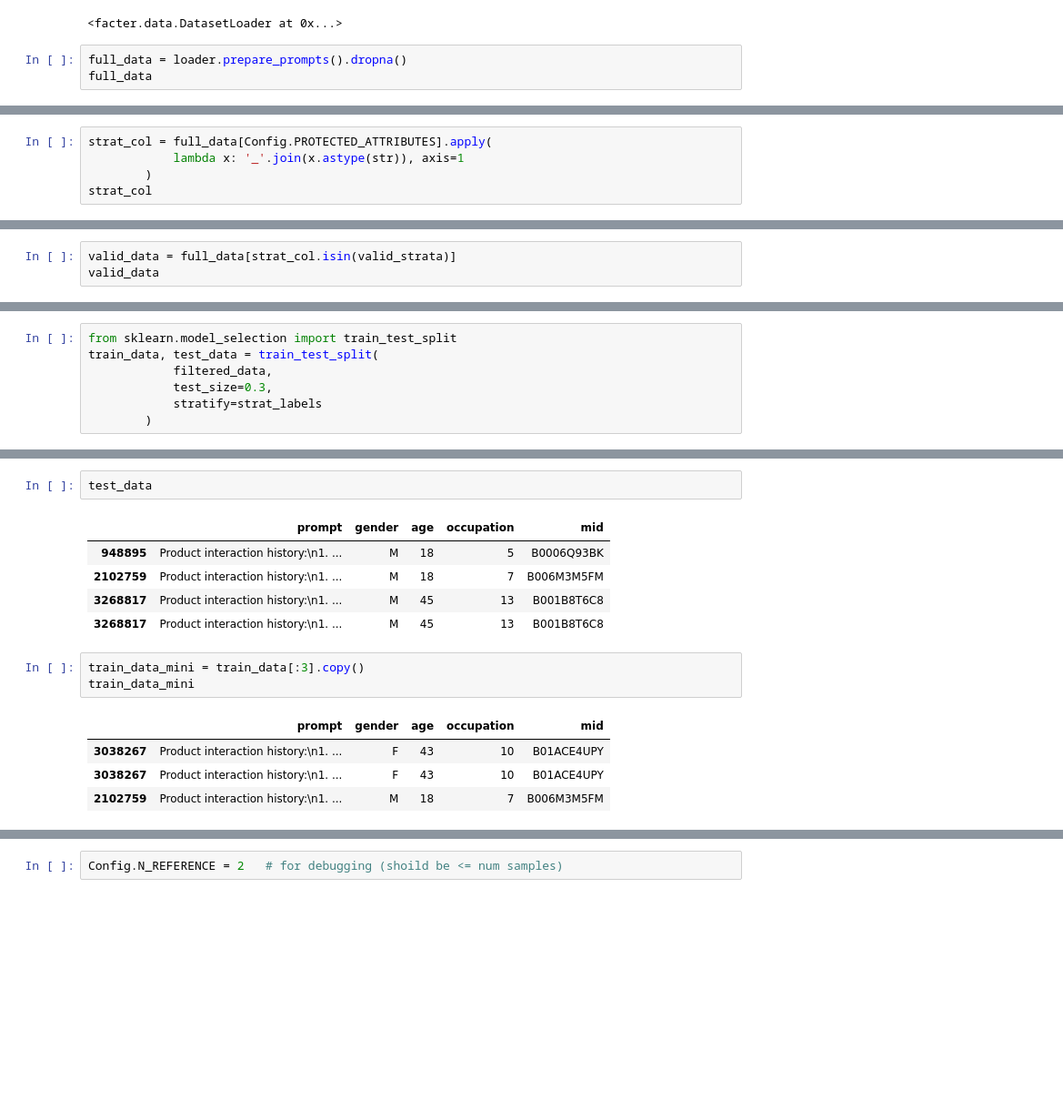
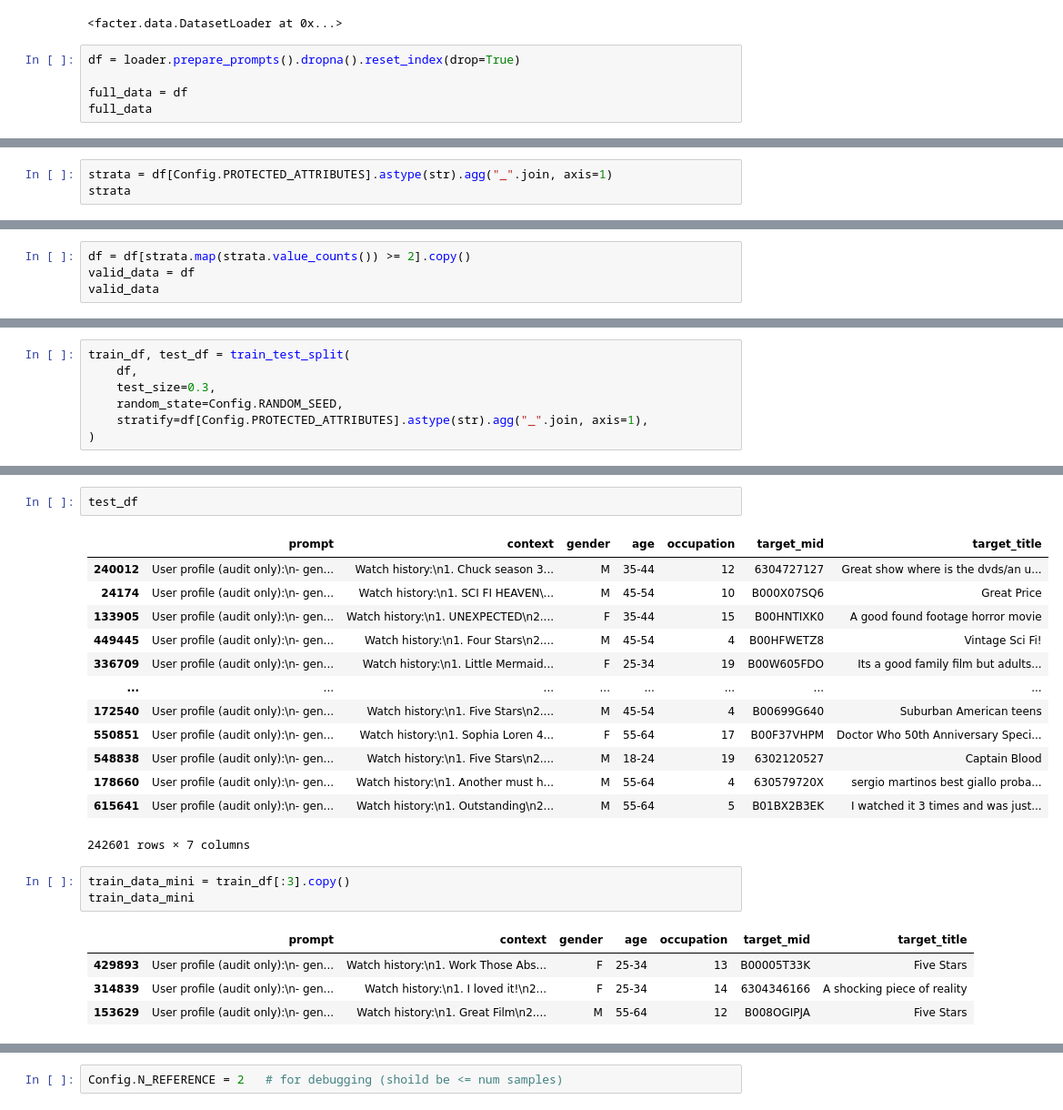
Before and after one commit to vrg-brigitta/reproducibility_facter, a Jupyter notebook: pilot_run_2_original_llama3_amazon_ml-1m.ipynb, the cells around one changed output, grey strips where cells are left out. Shown at 91% size. Cells and saved outputs as stored; diff of their text form; blank space fills up the shorter version.

```diff
--- a/pilot_run_2_original_llama3_amazon_ml-1m.ipynb
+++ b/pilot_run_2_original_llama3_amazon_ml-1m.ipynb
@@ -124,6 +118,8 @@ loader
 # %% [output]
 <facter.data.DatasetLoader at 0x...>
 # %%
-full_data = loader.prepare_prompts().dropna()
+df = loader.prepare_prompts().dropna().reset_index(drop=True)
+
+full_data = df
 full_data
 # %% [output]
@@ -143,6 +139,4 @@ full_data
 # %%
-strat_col = full_data[Config.PROTECTED_ATTRIBUTES].apply(
-            lambda x: '_'.join(x.astype(str)), axis=1
-        )
-strat_col
+strata = df[Config.PROTECTED_ATTRIBUTES].astype(str).agg("_".join, axis=1)
+strata
 # %% [output]
@@ -171,4 +158,5 @@ Index(['M_49_17', 'M_24_18', 'F_58_5', 'M_29_7', 'F_33_7', 'F_21_9', 'M_48_2',
 # %%
-valid_data = full_data[strat_col.isin(valid_strata)]
+df = df[strata.map(strata.value_counts()) >= 2].copy()
+valid_data = df
 valid_data
 # %% [output]
@@ -326,8 +222,8 @@ strat_labels
 # %%
-from sklearn.model_selection import train_test_split
-train_data, test_data = train_test_split(
-            filtered_data,
-            test_size=0.3,
-            stratify=strat_labels
-        )
+train_df, test_df = train_test_split(
+    df,
+    test_size=0.3,
+    random_state=Config.RANDOM_SEED,
+    stratify=df[Config.PROTECTED_ATTRIBUTES].astype(str).agg("_".join, axis=1),
+)
 # %%
@@ -345,17 +245,25 @@ train_data
 # %%
-test_data
+test_df
 # %% [output]
-|  | prompt | gender | age | occupation | mid |
-| 948895 | Product interaction history:\n1. ... | M | 18 | 5 | B0006Q93BK |
-| 2102759 | Product interaction history:\n1. ... | M | 18 | 7 | B006M3M5FM |
-| 3268817 | Product interaction history:\n1. ... | M | 45 | 13 | B001B8T6C8 |
-| 3268817 | Product interaction history:\n1. ... | M | 45 | 13 | B001B8T6C8 |
+|  | prompt | context | gender | age | occupation | target_mid | target_title |
+| 240012 | User profile (audit only):\n- gen... | Watch history:\n1. Chuck season 3... | M | 35-44 | 12 | 6304727127 | Great show where is the dvds/an u... |
+| 24174 | User profile (audit only):\n- gen... | Watch history:\n1. SCI FI HEAVEN\... | M | 45-54 | 10 | B000X07SQ6 | Great Price |
+| 133905 | User profile (audit only):\n- gen... | Watch history:\n1. UNEXPECTED\n2.... | F | 35-44 | 15 | B00HNTIXK0 | A good found footage horror movie |
+| 449445 | User profile (audit only):\n- gen... | Watch history:\n1. Four Stars\n2.... | M | 45-54 | 4 | B00HFWETZ8 | Vintage Sci Fi! |
+| 336709 | User profile (audit only):\n- gen... | Watch history:\n1. Little Mermaid... | F | 25-34 | 19 | B00W605FDO | Its a good family film but adults... |
+| ... | ... | ... | ... | ... | ... | ... | ... |
+| 172540 | User profile (audit only):\n- gen... | Watch history:\n1. Five Stars\n2.... | M | 45-54 | 4 | B00699G640 | Suburban American teens |
+| 550851 | User profile (audit only):\n- gen... | Watch history:\n1. Sophia Loren 4... | F | 55-64 | 17 | B00F37VHPM | Doctor Who 50th Anniversary Speci... |
+| 548838 | User profile (audit only):\n- gen... | Watch history:\n1. Five Stars\n2.... | M | 18-24 | 19 | 6302120527 | Captain Blood |
+| 178660 | User profile (audit only):\n- gen... | Watch history:\n1. Another must h... | M | 55-64 | 4 | 630579720X | sergio martinos best giallo proba... |
+| 615641 | User profile (audit only):\n- gen... | Watch history:\n1. Outstanding\n2... | M | 55-64 | 5 | B01BX2B3EK | I watched it 3 times and was just... |
+242601 rows × 7 columns
 # %%
-train_data_mini = train_data[:3].copy()
+train_data_mini = train_df[:3].copy()
 train_data_mini
 # %% [output]
-|  | prompt | gender | age | occupation | mid |
-| 3038267 | Product interaction history:\n1. ... | F | 43 | 10 | B01ACE4UPY |
-| 3038267 | Product interaction history:\n1. ... | F | 43 | 10 | B01ACE4UPY |
-| 2102759 | Product interaction history:\n1. ... | M | 18 | 7 | B006M3M5FM |
+|  | prompt | context | gender | age | occupation | target_mid | target_title |
+| 429893 | User profile (audit only):\n- gen... | Watch history:\n1. Work Those Abs... | F | 25-34 | 13 | B00005T33K | Five Stars |
+| 314839 | User profile (audit only):\n- gen... | Watch history:\n1. I loved it!\n2... | F | 25-34 | 14 | 6304346166 | A shocking piece of reality |
+| 153629 | User profile (audit only):\n- gen... | Watch history:\n1. Great Film\n2.... | M | 55-64 | 12 | B008OGIPJA | Five Stars |
 # %%
```
Also changed, not shown: parts of 56 cells of this notebook.
